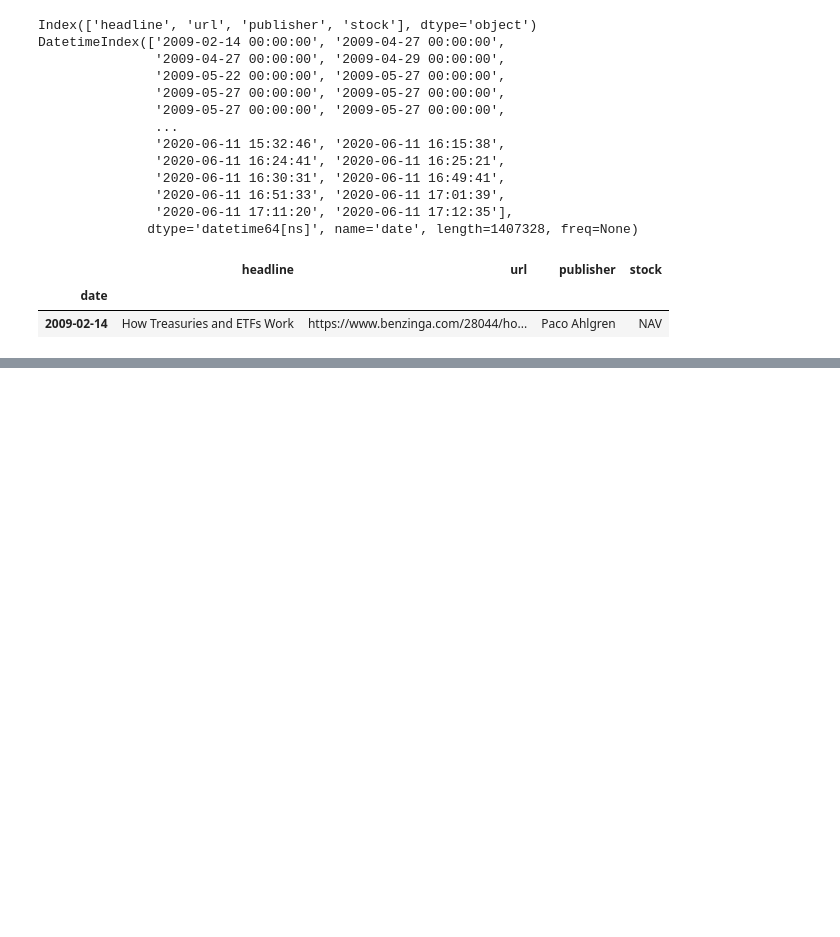
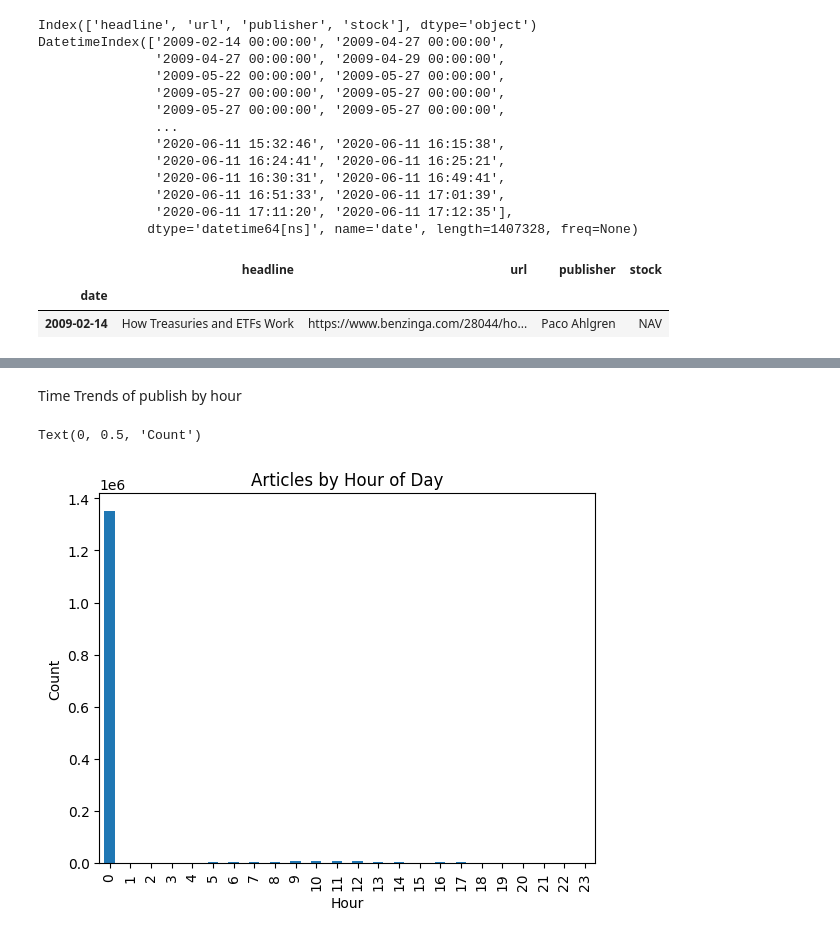
Before and after one commit to tnsay/week1StockPriceDataAnalysis, a Jupyter notebook: notebooks/eda_analysis.ipynb, the cells around one changed output, grey strips where cells are left out. Saved outputs shown, nothing was run; the diff lists cells and outputs as text; code cells hidden in the pictures; blank space fills up the shorter version.

```diff
--- a/notebooks/eda_analysis.ipynb
+++ b/notebooks/eda_analysis.ipynb
@@ -47,0 +90,10 @@ DatetimeIndex(['2009-02-14 00:00:00', '2009-04-27 00:00:00',
+# %% [markdown]
+Time Trends of publish by hour
+# %%
+df['hour'] = df.index.hour
+df.groupby('hour').size().plot(kind='bar', title='Articles by Hour of Day')
+plt.xlabel('Hour')
+plt.ylabel('Count')
+# %% [output]
+Text(0, 0.5, 'Count')
+[figure, added]
```
Also changed, not shown: parts of 11 cells of this notebook.
